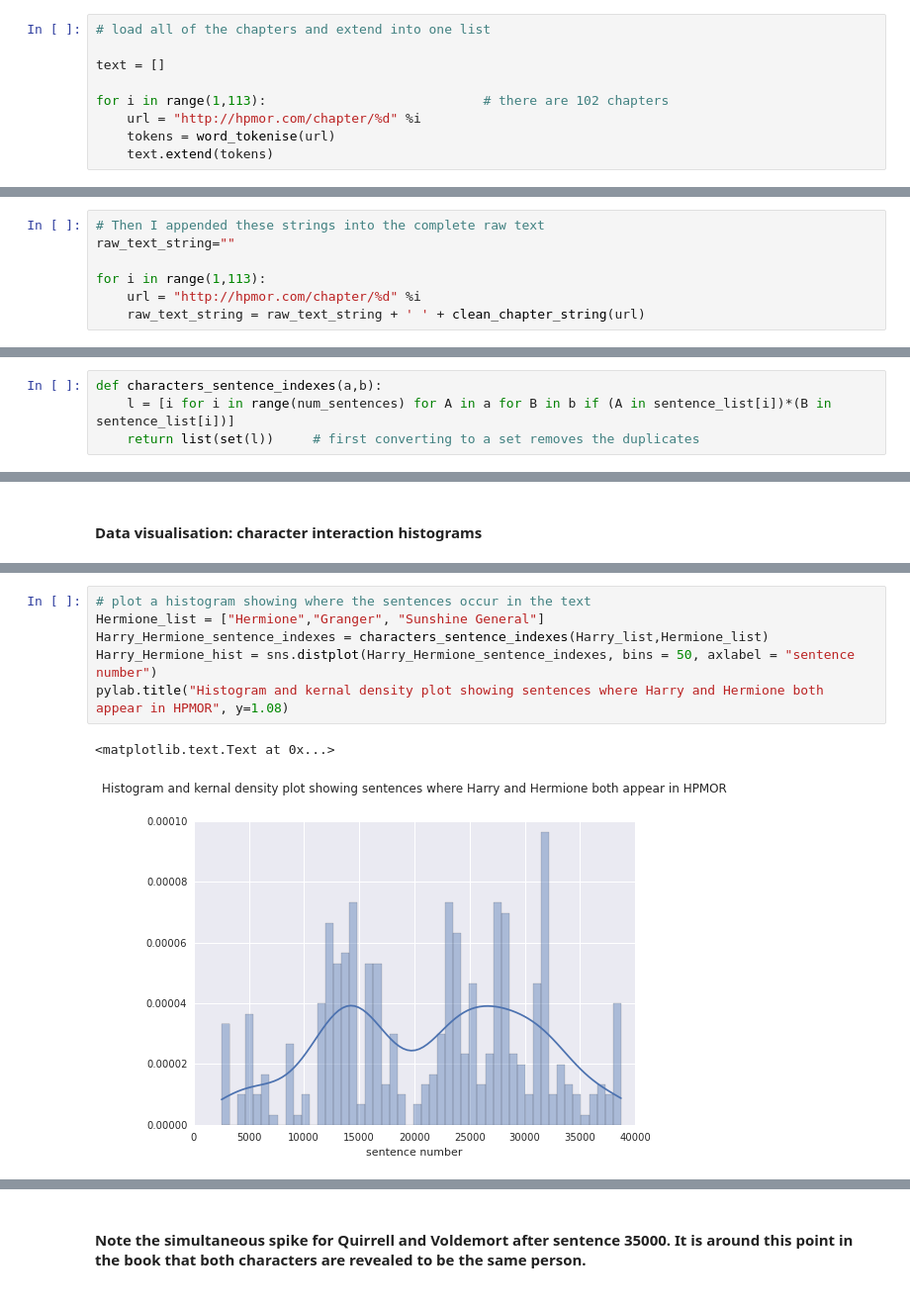
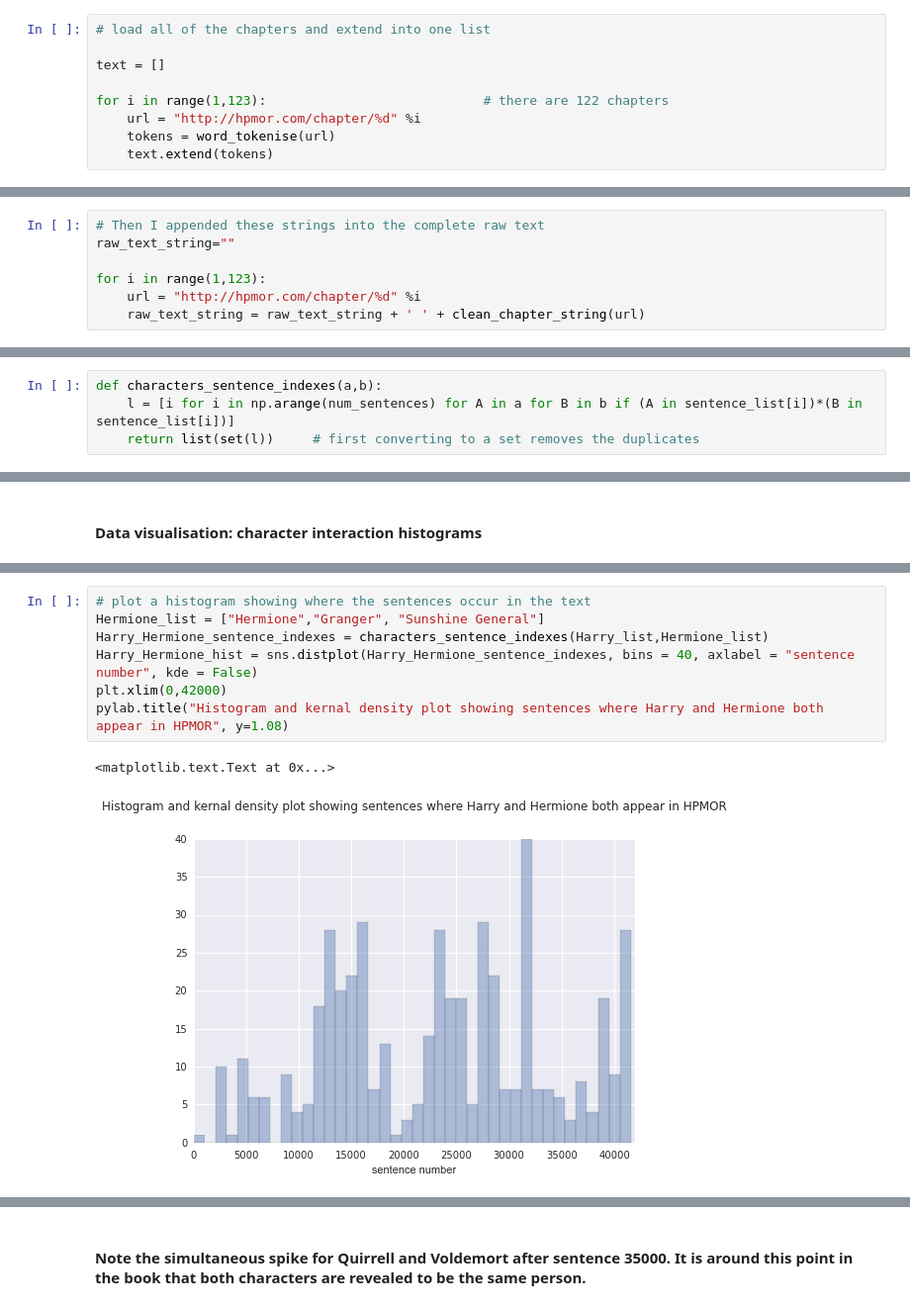
Before and after one commit to linbug/HPMOR-with-nltk, a Jupyter notebook: hpmor with nltk.ipynb, the cells around one changed output, grey strips where cells are left out. Shown at 99% size. Drawn from its saved outputs; the diff is of its cells as text.

Commit message:
Updated to include final chapters

```diff
--- a/hpmor with nltk.ipynb
+++ b/hpmor with nltk.ipynb
@@ -35,7 +39,7 @@ def word_tokenise(url):
 
 text = []
 
-for i in range(1,113):                            # there are 102 chapters
+for i in range(1,123):                            # there are 122 chapters
     url = "http://hpmor.com/chapter/%d" %i
     tokens = word_tokenise(url)
     text.extend(tokens)
@@ -174,7 +178,7 @@ def clean_chapter_string(url):
 # Then I appended these strings into the complete raw text
 raw_text_string=""
 
-for i in range(1,113):
+for i in range(1,123):
     url = "http://hpmor.com/chapter/%d" %i
     raw_text_string = raw_text_string + ' ' + clean_chapter_string(url)
 # %%
@@ -195,7 +203,7 @@ sentence_list[:5]
 Above is the first five sentences of the first chapter of the book. It seems to be working ok. Next, I need to make the function that will return a list of the indices where two characters appear. When searching for certain characters, we need to take into account that sometimes they are referred to by different names e.g. Harry can be 'The-Boy-Who-Lived' or just 'Potter'. So after a few interations I decided to pass a list of pre-determined names to the function.
 # %%
 def characters_sentence_indexes(a,b):
-    l = [i for i in range(num_sentences) for A in a for B in b if (A in sentence_list[i])*(B in sentence_list[i])]
+    l = [i for i in np.arange(num_sentences) for A in a for B in b if (A in sentence_list[i])*(B in sentence_list[i])]
     return list(set(l))     # first converting to a set removes the duplicates
 # %%
 # enter lists of possible names for the two characters being examined
@@ -232,12 +252,13 @@ pylab.title("Histogram and kernal density plot showing sentences where Harry and
 # %%
 # plot a histogram showing where the sentences occur in the text
 Hermione_list = ["Hermione","Granger", "Sunshine General"]
 Harry_Hermione_sentence_indexes = characters_sentence_indexes(Harry_list,Hermione_list)
-Harry_Hermione_hist = sns.distplot(Harry_Hermione_sentence_indexes, bins = 50, axlabel = "sentence number")
+Harry_Hermione_hist = sns.distplot(Harry_Hermione_sentence_indexes, bins = 40, axlabel = "sentence number", kde = False)
+plt.xlim(0,42000)
 pylab.title("Histogram and kernal density plot showing sentences where Harry and Hermione both appear in HPMOR", y=1.08)
 # %% [output]
 <matplotlib.text.Text at 0x...>
-[figure, old version]
+[figure, new version]
 # %%
 Voldemort_list = ["Voldemort","He-Who-Must-Not-Be-Named","Dark Lord"]
 Harry_Voldemort_sentence_indexes = characters_sentence_indexes(Harry_list,Voldemort_list)
```
Also changed, not shown: parts of 25 cells of this notebook.
